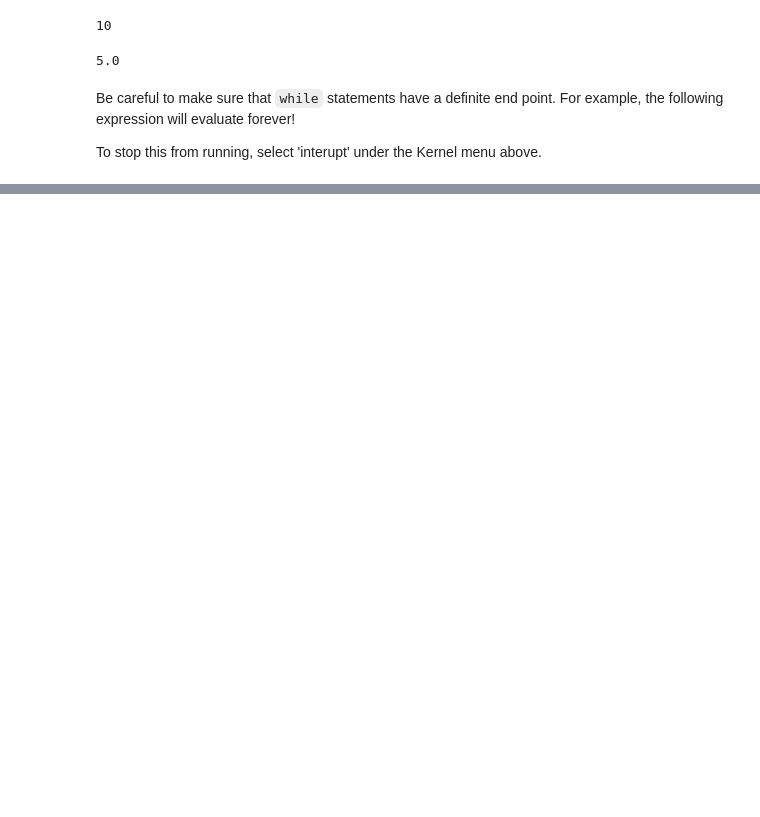
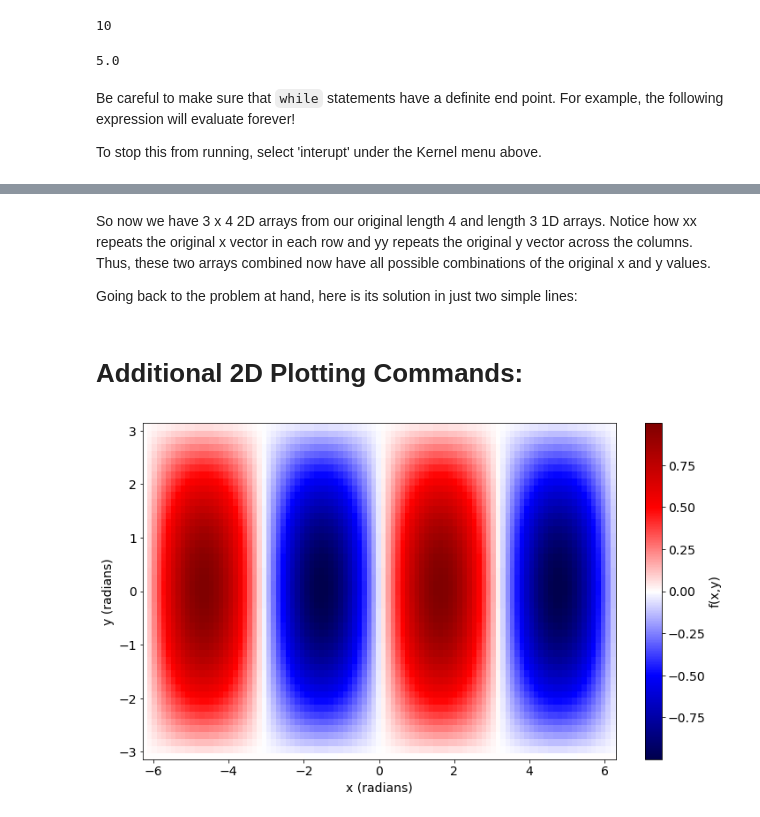
Before and after one commit to mtoqeerpk/IntroComputationalEarthScience, a Jupyter notebook: Week 2/Introduction to Python - Part 2.ipynb, the cells around one changed output, grey strips where cells are left out. Saved outputs shown, nothing was run; the diff lists cells and outputs as text; code cells hidden in the pictures; blank space fills up the shorter version.

```diff
--- a/Week 2/Introduction to Python - Part 2.ipynb
+++ b/Week 2/Introduction to Python - Part 2.ipynb
@@ -478,0 +560,21 @@ KeyboardInterrupt:
+# %% [markdown]
+So now we have 3 x 4 2D arrays from our original length 4 and length 3 1D arrays. Notice how xx repeats the original x vector in each row and yy repeats the original y vector across the columns. Thus, these two arrays combined now have all possible combinations of the original x and y values.
+
+Going back to the problem at hand, here is its solution in just two simple lines:
+# %%
+xx, yy = np.meshgrid(x, y)
+f = np.sin(xx)*np.cos(0.5*yy)
+# %% [markdown]
+# Additional 2D Plotting Commands:
+# %%
+# new version of the plot command, now with a colorbar (with a label) and with a different colormap:
+fig = plt.figure(figsize=(12,7))
+plt.pcolormesh(x,y,f,cmap ='seismic')
+plt.ylabel('y (radians)')
+plt.xlabel('x (radians)')
+plt.axis('equal')
+plt.axis('tight')
+plt.colorbar(label='f(x,y)')
+plt.show()
+# %% [output]
+[figure, added]
```
Also changed, not shown: parts of 37 cells of this notebook, 1 other file.
